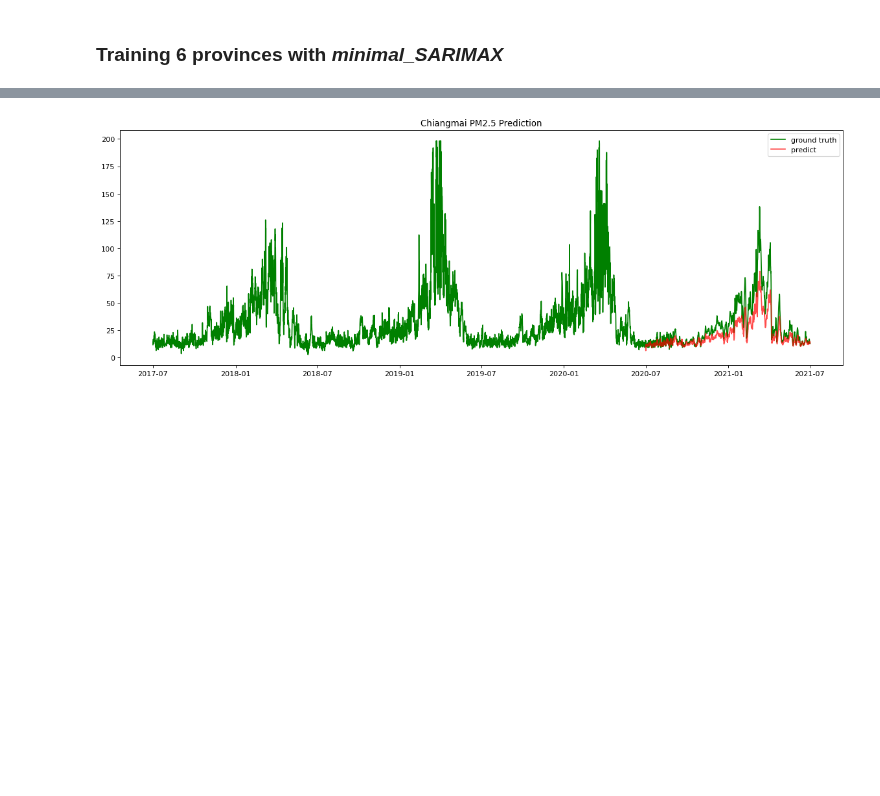
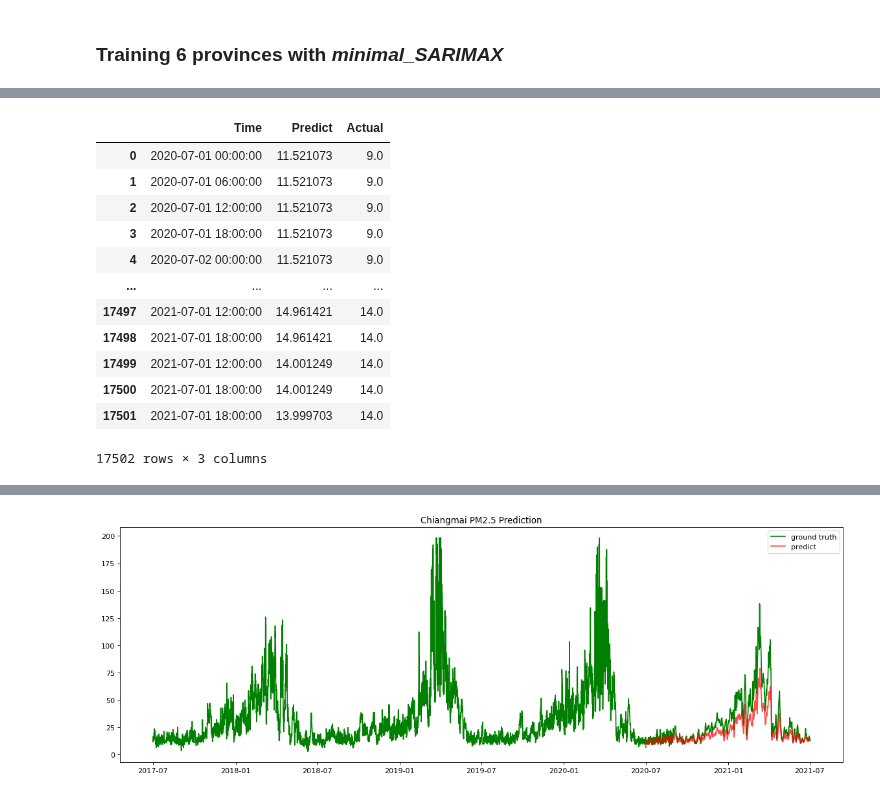
Before and after one commit to One-Night-Miracle/Data-Science-Project1-2021-2-PM2.5-Kaggle, a Jupyter notebook: model_train.ipynb, the cells around one changed output, grey strips where cells are left out. Drawn from its saved outputs; the diff is of its cells as text; code cells hidden in the pictures; blank space fills up the shorter version.

```diff
--- a/model_train.ipynb
+++ b/model_train.ipynb
@@ -132,0 +164,16 @@ Test on SARIMAX with RMSE: 4.5938729521275805
+# %%
+y_pred_sav
+# %% [output]
+|  | Time | Predict | Actual |
+| 0 | 2020-07-01 00:00:00 | 11.521073 | 9.0 |
+| 1 | 2020-07-01 06:00:00 | 11.521073 | 9.0 |
+| 2 | 2020-07-01 12:00:00 | 11.521073 | 9.0 |
+| 3 | 2020-07-01 18:00:00 | 11.521073 | 9.0 |
+| 4 | 2020-07-02 00:00:00 | 11.521073 | 9.0 |
+| ... | ... | ... | ... |
+| 17497 | 2021-07-01 12:00:00 | 14.961421 | 14.0 |
+| 17498 | 2021-07-01 18:00:00 | 14.961421 | 14.0 |
+| 17499 | 2021-07-01 12:00:00 | 14.001249 | 14.0 |
+| 17500 | 2021-07-01 18:00:00 | 14.001249 | 14.0 |
+| 17501 | 2021-07-01 18:00:00 | 13.999703 | 14.0 |
+17502 rows × 3 columns
```
Also changed, not shown: parts of 23 cells of this notebook, 1 other file.
